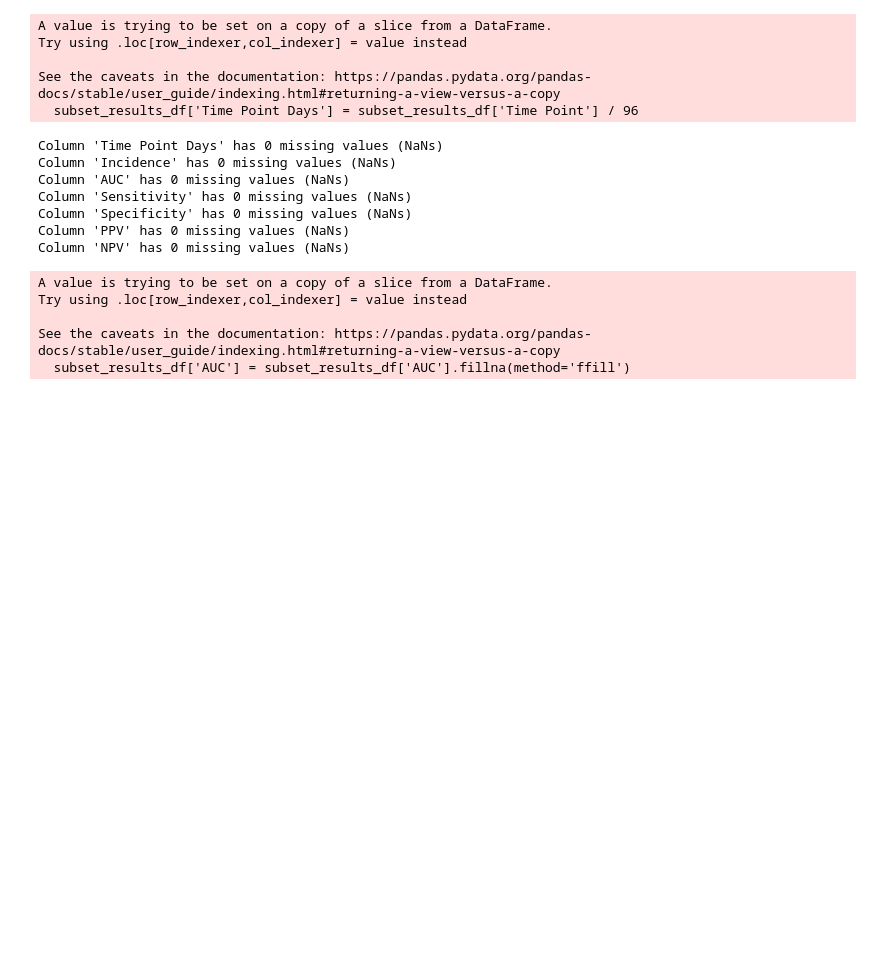
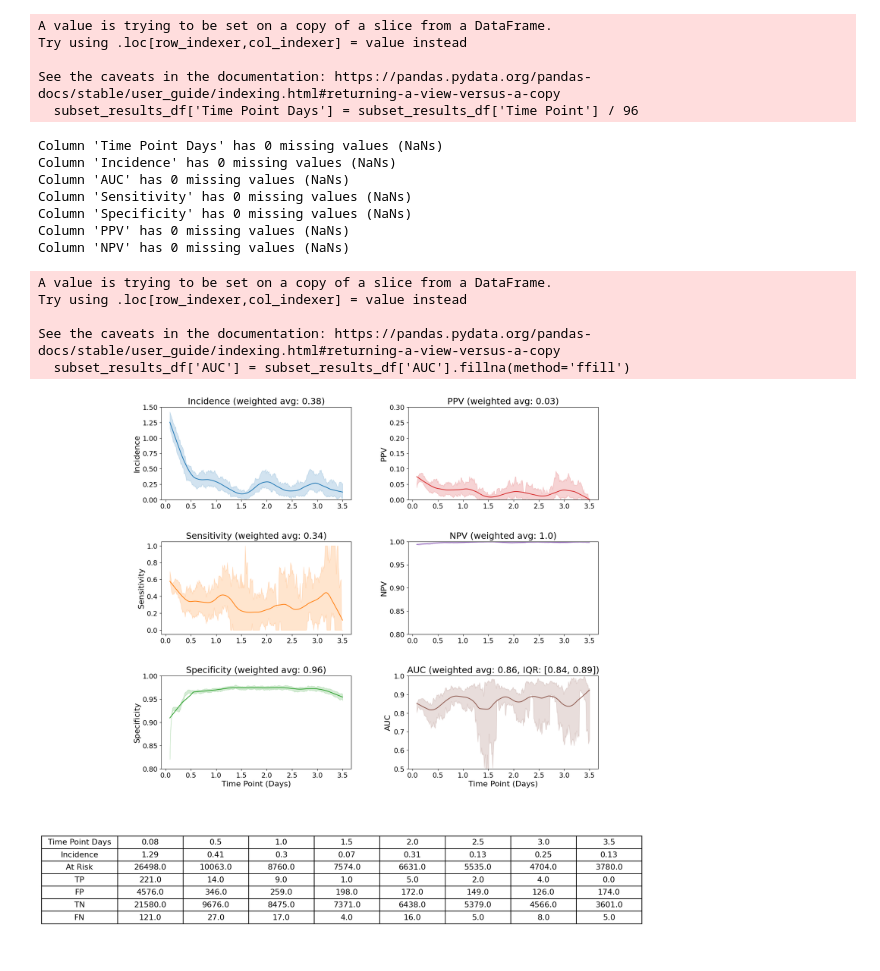
Before and after one commit to jennie-TMC/Epic_Sepsis_Validation, a Jupyter notebook: Code/Time Dependent Analysis/time_dependent_analysis_no_refractory.ipynb, the cells around one changed output. Cells and saved outputs as stored; diff of their text form; code cells hidden in the pictures; blank space fills up the shorter version.

```diff
--- a/Code/Time Dependent Analysis/time_dependent_analysis_no_refractory.ipynb
+++ b/Code/Time Dependent Analysis/time_dependent_analysis_no_refractory.ipynb
@@ -19,7 +19,7 @@ look_forward_time = 24
 # set file path
 # Make sure there are three folders: Code, Data, Results to read from and write to
 file_path = "C:/Users/jenan/OneDrive - Tufts Medicine/code/EDSValidation_Jennie"
-data_path = "C:/Users/jenan/OneDrive - Tufts Medicine/code/EDSValidation_Jennie/Data/Time_Dependent_All/No Refractory"
+data_path = "C:/Users/jenan/OneDrive - Tufts Medicine/code/EDSValidation_Jennie/Data/Time_Dependent_All/No Refractory AUC Fixed"
 data_save_path = os.path.join(data_path, f'Threshold_{int(threshold * 100)}_Lookforward_{look_forward_time}_Lookback_{look_back}')
 os.makedirs(data_save_path, exist_ok=True)
 # %%
@@ -544,6 +546,7 @@ ax_inc.fill_between(
 weighted_avg = (subset_results_df_smoothed['Incidence'] * subset_results_df_smoothed['At Risk']).sum() / subset_results_df_smoothed['At Risk'].sum()
 
 ax_inc.set_ylabel('Incidence', fontsize=label_fontsize)
+ax_inc.set_ylim(0, 1.5)
 ax_inc.set_title(f'Incidence (weighted avg: {round(weighted_avg, 2)})', fontsize=title_fontsize)
 ax_inc.tick_params(axis='both', labelsize=tick_fontsize)
 
@@ -574,6 +577,7 @@ ax_spec.fill_between(
 weighted_avg = (subset_results_df_smoothed['Specificity'] * subset_results_df_smoothed['At Risk']).sum() / subset_results_df_smoothed['At Risk'].sum()
 
 ax_spec.set_ylabel('Specificity', fontsize=label_fontsize)
+ax_spec.set_ylim(0.8, 1.0)
 ax_spec.set_xlabel('Time Point (Days)', fontsize=label_fontsize)
 ax_spec.set_title(f'Specificity (weighted avg: {round(weighted_avg, 2)})', fontsize=title_fontsize)
 ax_spec.tick_params(axis='both', labelsize=tick_fontsize)
@@ -606,7 +610,7 @@ ax_npv.fill_between(
 weighted_avg = (subset_results_df_smoothed['NPV'] * subset_results_df_smoothed['At Risk']).sum() / subset_results_df_smoothed['At Risk'].sum()
 
 ax_npv.set_ylabel('NPV', fontsize=label_fontsize)
-ax_npv.set_ylim(0.5, 1.0)
+ax_npv.set_ylim(0.8, 1.0)
 ax_npv.set_title(f'NPV (weighted avg: {round(weighted_avg, 2)})', fontsize=title_fontsize)
 ax_npv.tick_params(axis='both', labelsize=tick_fontsize)
 
@@ -630,33 +634,35 @@ ax_auc.set_xlabel('Time Point (Days)', fontsize=label_fontsize)
 ax_auc.set_title(
     f'AUC (weighted avg: {round(weighted_avg, 2)}, IQR: [{round(q1, 2)}, {round(q3, 2)}])',
     fontsize=title_fontsize
 )
 ax_auc.tick_params(axis='both', labelsize=tick_fontsize)
 
 ax_table.axis("off")
 
 table = ax_table.table(
     cellText=table_df.values,
     rowLabels=['Time Point Days', 'Incidence', 'At Risk', 'TP', 'FP', 'TN', 'FN'],
     loc="center",
     cellLoc='center',
     rowLoc='center',
     colWidths=[0.15] * table_df.shape[1]
 )
 
 table.auto_set_font_size(False)
 table.set_fontsize(table_fontsize)
 
 for key, cell in table.get_celld().items():
     cell.set_height(0.09)
     cell.set_linewidth(1.5)
 
 plt.tight_layout()
 plt.savefig(
     os.path.join(data_save_path, 'metric_figure_smoothed.png'),
     bbox_inches="tight"
 )
 plt.show()
+# %% [output]
+[figure, added]
 # %%
 table_df.to_csv(os.path.join(data_save_path, 'table.csv'))
 # %%
```
Also changed, not shown: parts of 4 cells of this notebook.
